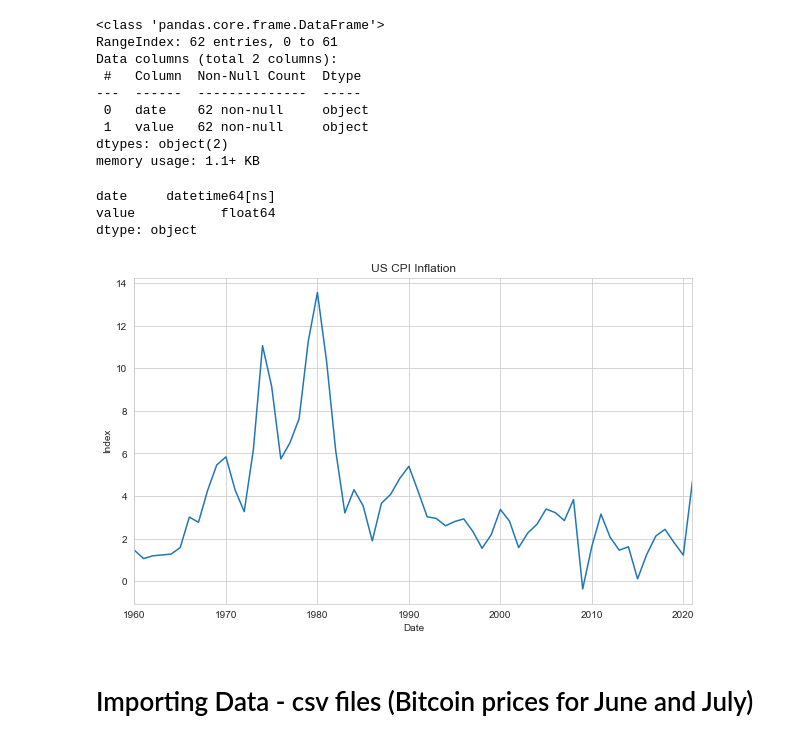
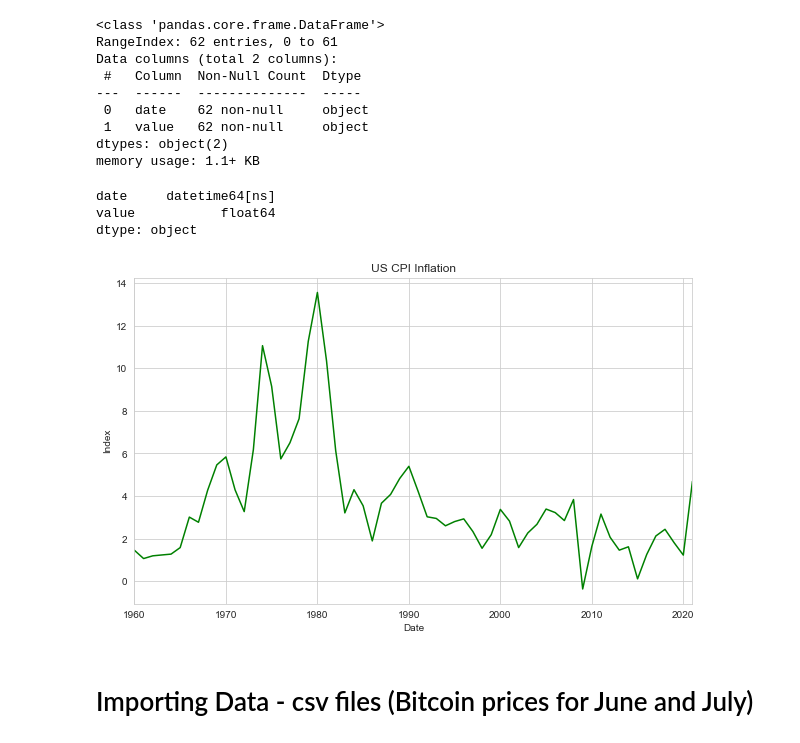
Before and after one commit to spag28/UCDPA_BethCartledge, a Jupyter notebook: Project.ipynb, the cells around one changed output. Saved outputs shown, nothing was run; the diff lists cells and outputs as text; code cells hidden in the pictures.

```diff
--- a/Project.ipynb
+++ b/Project.ipynb
@@ -83,19 +77,0 @@ df['date']= pd.to_datetime(df['date'])
-# %%
-#check the datatypes have been converted and what each column is
-
-df.dtypes
-# %% [output]
-date     datetime64[ns]
-value           float64
-dtype: object
-# %%
-#create a graph of the data
-
-import matplotlib.pyplot as plt
-df.plot(x = 'date', y = 'value', kind = 'line', figsize = (10,6),legend=False)
-plt.xlabel('Date')
-plt.ylabel('Index')
-plt.title('US CPI Inflation')
-plt.show()
-# %% [output]
-[figure, removed]
@@ -102,3 +83,22 @@ plt.show()
+# %%
+#check the datatypes have been converted and what each column is
+
+df.dtypes
+# %% [output]
+date     datetime64[ns]
+value           float64
+dtype: object
+# %%
+#create a graph of the data
+
+import matplotlib.pyplot as plt
+df.plot(x = 'date', y = 'value', kind = 'line', color= 'g',figsize = (10,6),legend=False)
+plt.xlabel('Date')
+plt.ylabel('Index')
+plt.title('US CPI Inflation')
+plt.show()
+# %% [output]
+[figure, added]
 # %% [markdown]
 # Importing Data - csv files (Bitcoin prices for June and July)
 # %%
```
Also changed, not shown: parts of 9 cells of this notebook.
